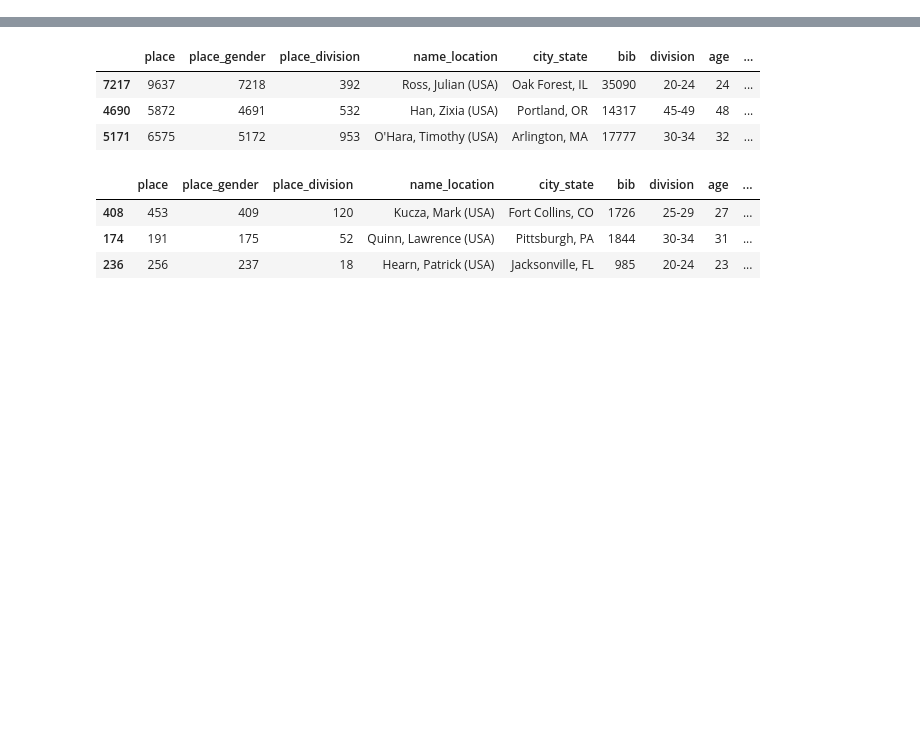
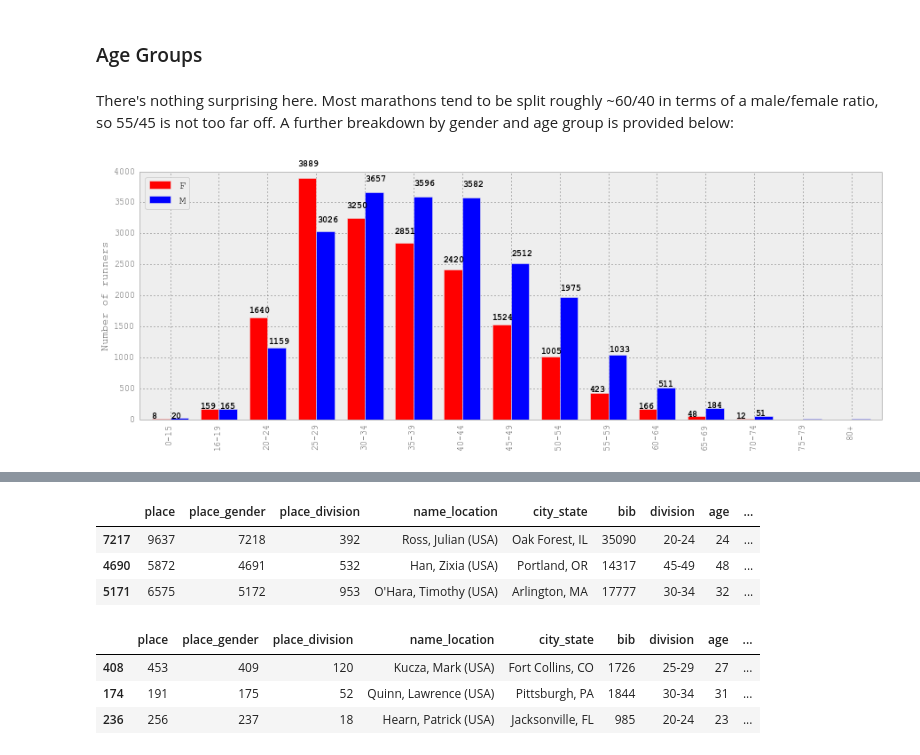
Before and after one commit to pchng/cm2013, a Jupyter notebook: 2013 Chicago Marathon Analysis.ipynb, the cells around one changed output, grey strips where cells are left out. Saved outputs shown, nothing was run; the diff lists cells and outputs as text; code cells hidden in the pictures; blank space fills up the shorter version.

```diff
--- a/2013 Chicago Marathon Analysis.ipynb
+++ b/2013 Chicago Marathon Analysis.ipynb
@@ -37,0 +47,19 @@ f = results[results.gender == 'W'].groupby(['gender', 'division']).size().plot(k
+# %% [markdown]
+### Age Groups
+# %% [markdown]
+There's nothing surprising here. Most marathons tend to be split roughly ~60/40 in terms of a male/female ratio, so 55/45 is not too far off. A further breakdown by gender and age group is provided below:
+# %%
+m = results[results.gender == 'M'].groupby(['division']).size()
+f = results[results.gender == 'W'].groupby(['division']).size()
+d = {'M': m, 'F': f}
+gender_division_counts = pd.DataFrame(d)
+ax = gender_division_counts.plot(kind='bar', color=['r', 'b'])
+ax.set_ylabel('Number of runners')
+def label_gender_division_counts(d, ax):
+    for (i, value) in enumerate(d['F']):
+        m_value = d['M'][i]
+        ax.text(0.25 + i, 1.05*value, value, weight='bold')
+        ax.text(0.65 + i, 1.05*m_value, m_value, weight='bold')
+label_gender_division_counts(d, ax)
+# %% [output]
+[figure, added]
```
Also changed, not shown: parts of 50 cells of this notebook.
